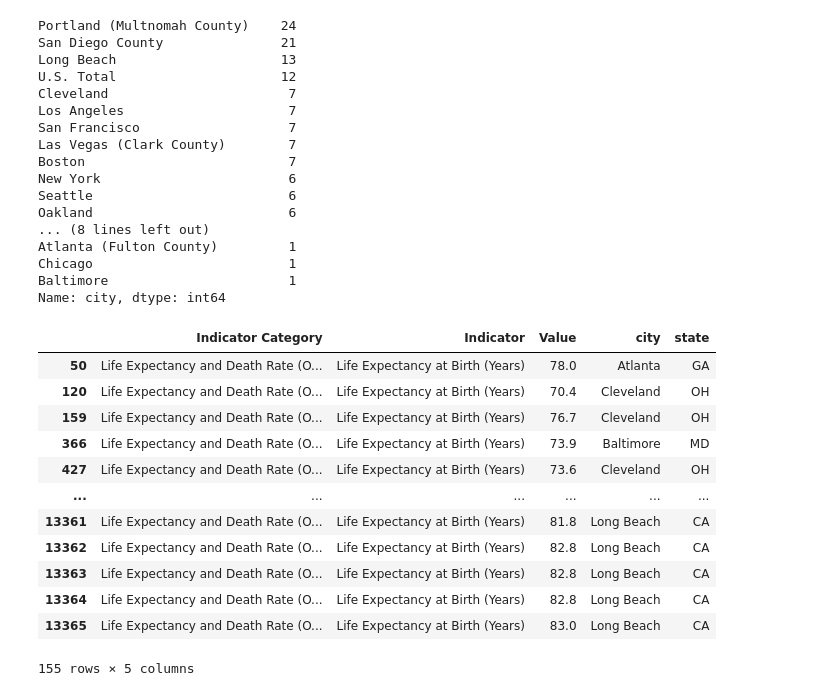
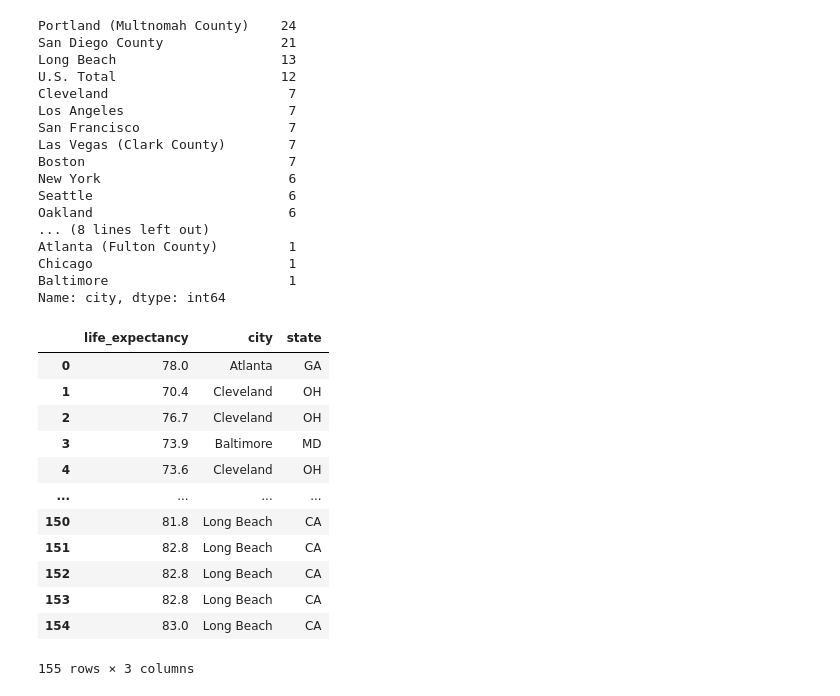
Before and after one commit to lizhiyidaniel/etl_project_group4, a Jupyter notebook: etf_expectancy.ipynb, the cells around one changed output. Drawn from its saved outputs; the diff is of its cells as text; code cells hidden in the pictures.

```diff
--- a/etf_expectancy.ipynb
+++ b/etf_expectancy.ipynb
@@ -129,22 +129,24 @@ Chicago                         1
 Baltimore                       1
 Name: city, dtype: int64
 # %%
-df_expectancy.replace({'Portland (Multnomah County)':'Portland','San Diego County':'San Diego','Las Vegas (Clark County)':'Las Vegas','Fort Worth (Tarrant County)':'Fort Worth','Miami (Miami-Dade County)':'Miami','Atlanta (Fulton County)':'Atlanta'})
+df_expectancy = df_expectancy.replace({'Portland (Multnomah County)':'Portland','San Diego County':'San Diego','Las Vegas (Clark County)':'Las Vegas','Fort Worth (Tarrant County)':'Fort Worth','Miami (Miami-Dade County)':'Miami','Atlanta (Fulton County)':'Atlanta'})
-# %% [output]
-|  | Indicator Category | Indicator | Value | city | state |
-| 50 | Life Expectancy and Death Rate (O... | Life Expectancy at Birth (Years) | 78.0 | Atlanta | GA |
-| 120 | Life Expectancy and Death Rate (O... | Life Expectancy at Birth (Years) | 70.4 | Cleveland | OH |
-| 159 | Life Expectancy and Death Rate (O... | Life Expectancy at Birth (Years) | 76.7 | Cleveland | OH |
-| 366 | Life Expectancy and Death Rate (O... | Life Expectancy at Birth (Years) | 73.9 | Baltimore | MD |
-| 427 | Life Expectancy and Death Rate (O... | Life Expectancy at Birth (Years) | 73.6 | Cleveland | OH |
-| ... | ... | ... | ... | ... | ... |
-| 13361 | Life Expectancy and Death Rate (O... | Life Expectancy at Birth (Years) | 81.8 | Long Beach | CA |
-| 13362 | Life Expectancy and Death Rate (O... | Life Expectancy at Birth (Years) | 82.8 | Long Beach | CA |
-| 13363 | Life Expectancy and Death Rate (O... | Life Expectancy at Birth (Years) | 82.8 | Long Beach | CA |
-| 13364 | Life Expectancy and Death Rate (O... | Life Expectancy at Birth (Years) | 82.8 | Long Beach | CA |
-| 13365 | Life Expectancy and Death Rate (O... | Life Expectancy at Birth (Years) | 83.0 | Long Beach | CA |
-155 rows × 5 columns
 # %%
 df_expectancy = df_expectancy[['Value','city','state']]
 # %%
 df_expectancy = df_expectancy.rename(columns={'Value':'life_expectancy'})
+# %%
+df_expectancy.reset_index(drop=True)
+# %% [output]
+|  | life_expectancy | city | state |
+| 0 | 78.0 | Atlanta | GA |
+| 1 | 70.4 | Cleveland | OH |
+| 2 | 76.7 | Cleveland | OH |
+| 3 | 73.9 | Baltimore | MD |
+| 4 | 73.6 | Cleveland | OH |
+| ... | ... | ... | ... |
+| 150 | 81.8 | Long Beach | CA |
+| 151 | 82.8 | Long Beach | CA |
+| 152 | 82.8 | Long Beach | CA |
+| 153 | 82.8 | Long Beach | CA |
+| 154 | 83.0 | Long Beach | CA |
+155 rows × 3 columns
```
